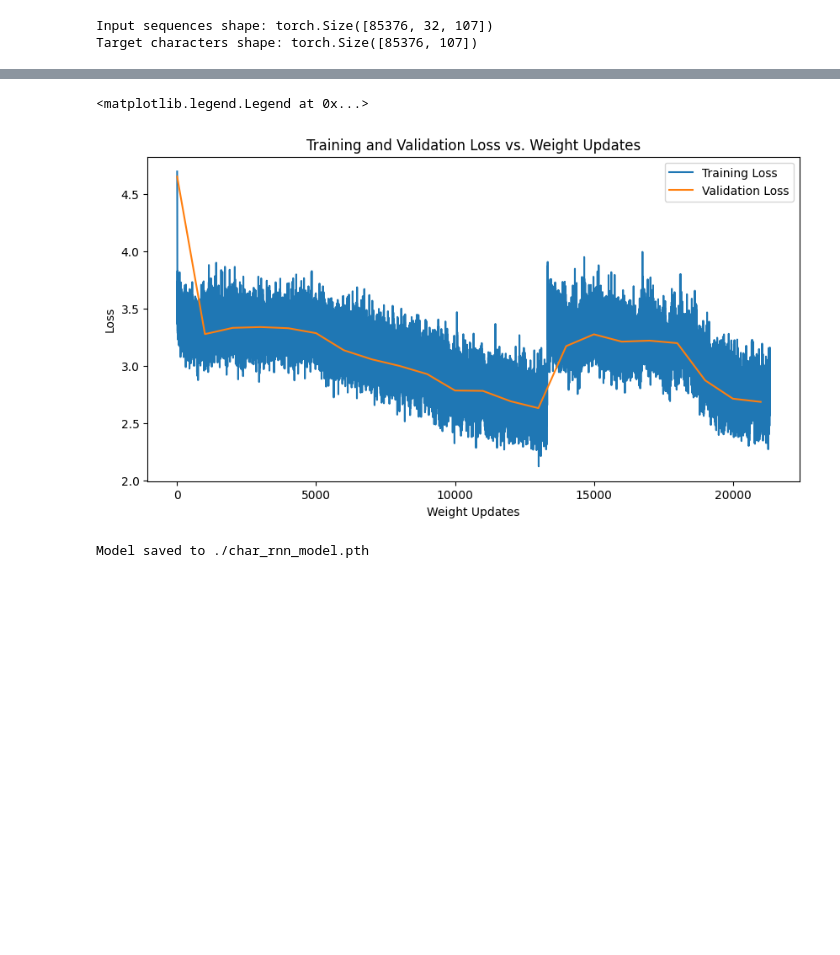
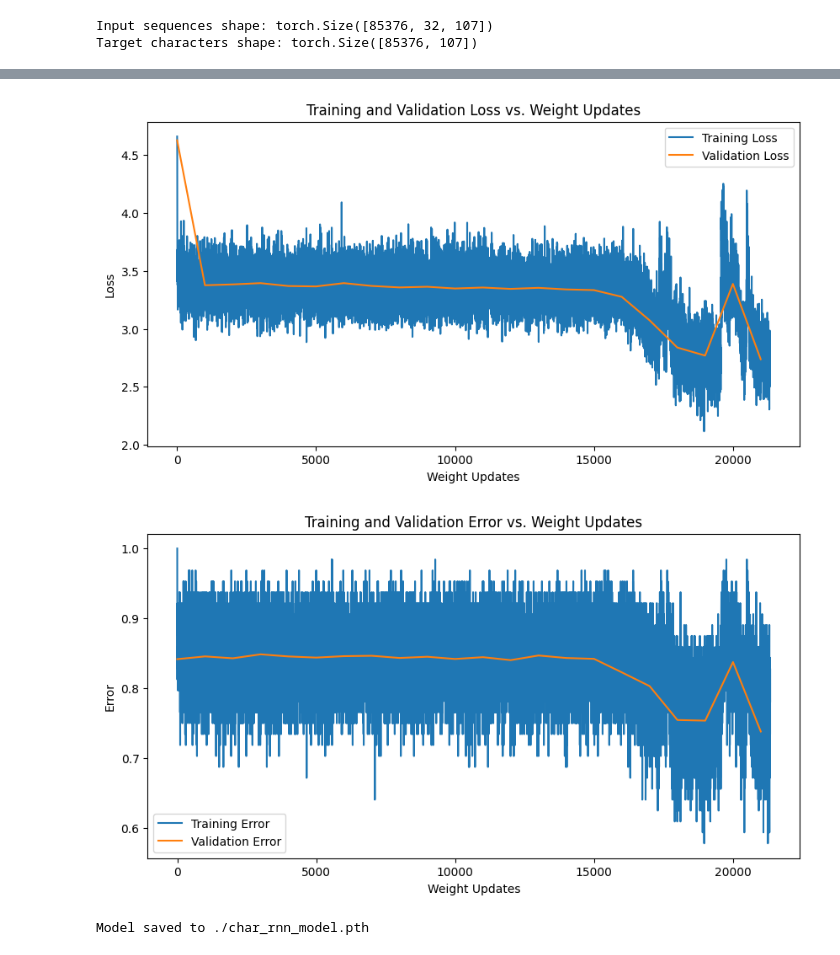
Before and after one commit to jbwenjoy/ESE-5460-Principals-of-Deep-Learning, a Jupyter notebook: hw3/ese546_hw3p3.ipynb, the cells around one changed output, grey strips where cells are left out. Drawn from its saved outputs; the diff is of its cells as text; code cells hidden in the pictures; blank space fills up the shorter version.

```diff
--- a/hw3/ese546_hw3p3.ipynb
+++ b/hw3/ese546_hw3p3.ipynb
@@ -221,7 +221,8 @@ class CharRNN(nn.Module):
         out, hidden = self.rnn(x, hidden)
         out = self.dropout(out)
         out = self.fc(out[:, -1, :])
-        return F.log_softmax(out, dim=1), hidden
+        # return F.log_softmax(out, dim=1), hidden
+        return out, hidden
 
     def init_hidden(self, batch_size):
         return torch.zeros(1, batch_size, self.hidden_size).to(device)
@@ -357,15 +358,19 @@ val_loader = DataLoader(dataset=val_dataset, batch_sampler=val_batch_sampler)
 # %%
 # Initialize model, loss function, and optimizer
 model = CharRNN(vocab_size, sequence_length, hidden_size, dropout).to(device)
-criterion = nn.NLLLoss().to(device)
+# criterion = nn.NLLLoss().to(device)
+criterion = nn.CrossEntropyLoss().to(device)
 optimizer = optim.Adam(model.parameters(), lr=learning_rate)
 scheduler = lr_scheduler.ExponentialLR(optimizer, gamma=0.95)  # Adjust gamma as needed
 
-# Training loop
 training_losses = []
 validation_losses = []
+training_accuracies = []
+validation_accuracies = []
 update_counts = []
 update_cnt = 0
+
+# Training loop
 for epoch in tqdm(range(num_epochs), desc="Training"):
     total_loss = 0
     hidden = model.init_hidden(batch_size).to(device)
@@ -378,7 +383,7 @@ for epoch in tqdm(range(num_epochs), desc="Training"):
         output, hidden = model(input_seqs.transpose(1, 2), hidden)
         loss = criterion(output, torch.argmax(target_seqs, dim=1))
         loss.backward()
-        nn.utils.clip_grad_norm_(model.parameters(), max_norm=5.0)  # Gradient clipping
+        nn.utils.clip_grad_norm_(model.parameters(), max_norm=1.0)  # Gradient clipping
         optimizer.step()
         total_loss += loss.item()
 
@@ -389,13 +394,16 @@ for epoch in tqdm(range(num_epochs), desc="Training"):
         # Calculate accuracy
         # print(output.shape)
         # print(target_seqs.shape)
-        accuracy = (torch.argmax(output, dim=1) == torch.argmax(target_seqs, dim=1)).float().mean().item()
+        training_accuracy = (torch.argmax(output, dim=1) == torch.argmax(target_seqs, dim=1)).float().mean().item()
+        training_accuracies.append(training_accuracy)
 
         if update_cnt % 1000 == 0:
             # Validation
             model.eval()
             with torch.no_grad():
                 val_loss = 0
+                correct_predictions = 0
+                total_predictions = 0
                 for input_seqs, target_seqs in val_loader:
                     batch_size = input_seqs.size(0)
                     input_seqs, target_seqs = input_seqs.to(device), target_seqs.to(device)
@@ -404,10 +412,15 @@ for epoch in tqdm(range(num_epochs), desc="Training"):
                     output, hidden = model(input_seqs.transpose(1, 2), hidden)
                     val_loss += criterion(output, torch.argmax(target_seqs, dim=1)).item()
 
+                    correct_predictions += (torch.argmax(output, dim=1) == torch.argmax(target_seqs, dim=1)).sum().item()
+                    total_predictions += target_seqs.size(0)
+
             avg_val_loss = val_loss / len(val_loader)
             validation_losses.append(avg_val_loss)
-            if update_cnt % 10000 == 0:
-                print(f'Update {update_cnt}, Validation Loss: {val_loss / len(val_loader)}')
+            validation_accuracy = correct_predictions / total_predictions
+            validation_accuracies.append(validation_accuracy)
+
+            print(f'Update {update_cnt}, Training Loss: {total_loss / 1000:.4f}, Training Accuracy: {training_accuracy:.4f}, Validation Loss: {avg_val_loss:.4f}, Validation Accuracy: {validation_accuracy:.4f}')
 
         update_cnt += 1
 
@@ -419,17 +443,32 @@ Update 20000, Validation Loss: 2.713531034333365
 # %%
 import matplotlib.pyplot as plt
+
+# Calculate errors: error = 1 - accuracy
+training_errors = [1 - acc for acc in training_accuracies]
+validation_errors = [1 - acc for acc in validation_accuracies]
 
 # Plot training and validation loss
 plt.figure(figsize=(10, 5))
 plt.plot(update_counts, training_losses, label='Training Loss')
-plt.plot(update_counts[::1000], validation_losses, label='Validation Loss')  # Plot validation loss every 1000 updates
+plt.plot(range(0, len(validation_losses) * 1000, 1000), validation_losses, label='Validation Loss')
 plt.xlabel('Weight Updates')
 plt.ylabel('Loss')
 plt.title('Training and Validation Loss vs. Weight Updates')
 plt.legend()
+
+# Plot training and validation error
+plt.figure(figsize=(10, 5))
+plt.plot(update_counts, training_errors, label='Training Error')
+plt.plot(range(0, len(validation_errors) * 1000, 1000), validation_errors, label='Validation Error')
+plt.xlabel('Weight Updates')
+plt.ylabel('Error')
+plt.title('Training and Validation Error vs. Weight Updates')
+plt.legend()
+
+plt.show()
 # %% [output]
-<matplotlib.legend.Legend at 0x...>
-[figure, old version]
+[figure, new version]
+[figure, added]
 # %%
 # Save the model
 model_path = f'{dir_root}/char_rnn_model.pth'
```
Also changed, not shown: parts of 11 cells of this notebook.
